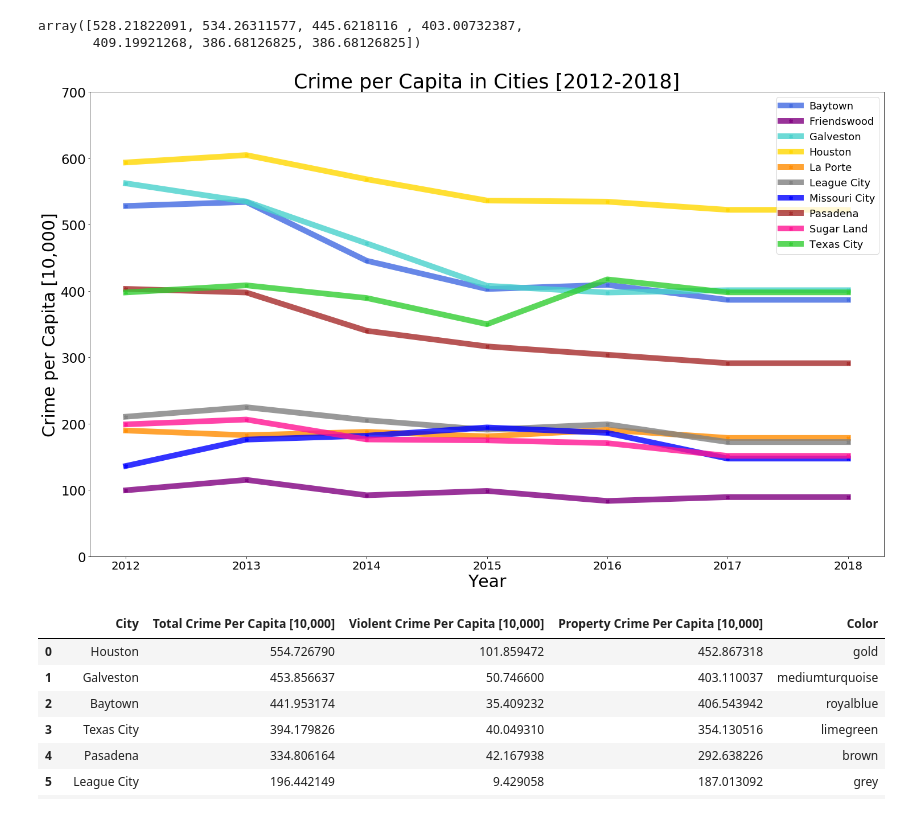
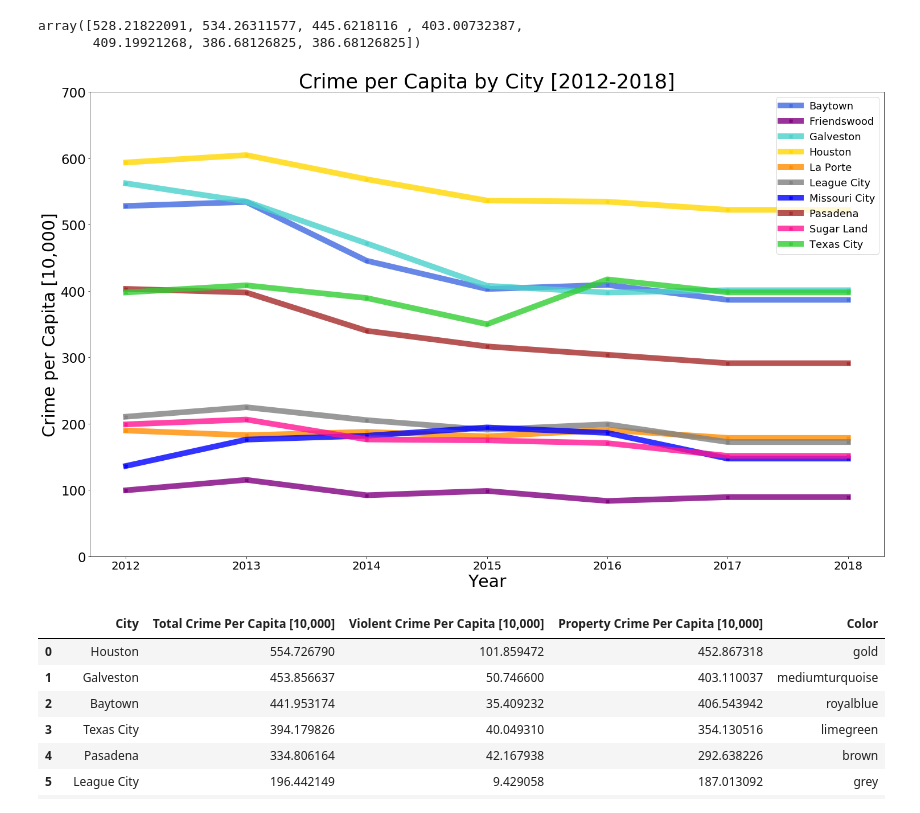
Before and after one commit to andresocorro/project_1, a Jupyter notebook: src_files/CrimeData.ipynb, the cells around one changed output. Drawn from its saved outputs; the diff is of its cells as text; code cells hidden in the pictures.

Commit message:
Added changes to crime graphs

```diff
--- a/src_files/CrimeData.ipynb
+++ b/src_files/CrimeData.ipynb
@@ -211,27 +211,27 @@ property_lst = []
 # %%
 # Graphing parameters
 plt.figure(figsize =(25,15))
 plt.ylim(0,700)
 
 # Graph line graph of crime per capita of cities in question
 colors = ["royalblue", "purple", "mediumturquoise", "gold", "darkorange", "grey", "blue", "brown", "deeppink", "limegreen"]
 
 for i, city in enumerate(city_list):
    filter_city_df = crime_graph_df.loc[crime_graph_df['City'] == city]
    plt.plot(filter_city_df['Year'],filter_city_df['Total Crime Per Capita [10,000]'], color=colors[i], linestyle='solid', label=city, alpha = .8, linewidth = 10, marker="X")
 
 # Labels for map
 plt.xlabel("Year", fontsize=30)
 plt.ylabel("Crime per Capita [10,000]", fontsize=30)
-plt.title("Crime per Capita in Cities [2012-2018]", fontsize=35)
+plt.title("Crime per Capita by City [2012-2018]", fontsize=35)
 plt.legend(loc="best", fontsize=18)
 plt.xticks(fontsize=20)
 plt.yticks(fontsize=23)
 
 crime_stack_bar = os.path.join("..",'Images','Crime_Line.png')
 plt.savefig(crime_stack_bar)
 # %% [output]
-[figure, old version]
+[figure, new version]
 # %%
 # Obtaining means for different types of crime and appending to a list
 for city in city_list:
```
Also changed, not shown: parts of 1 cell of this notebook, 2 other files.
